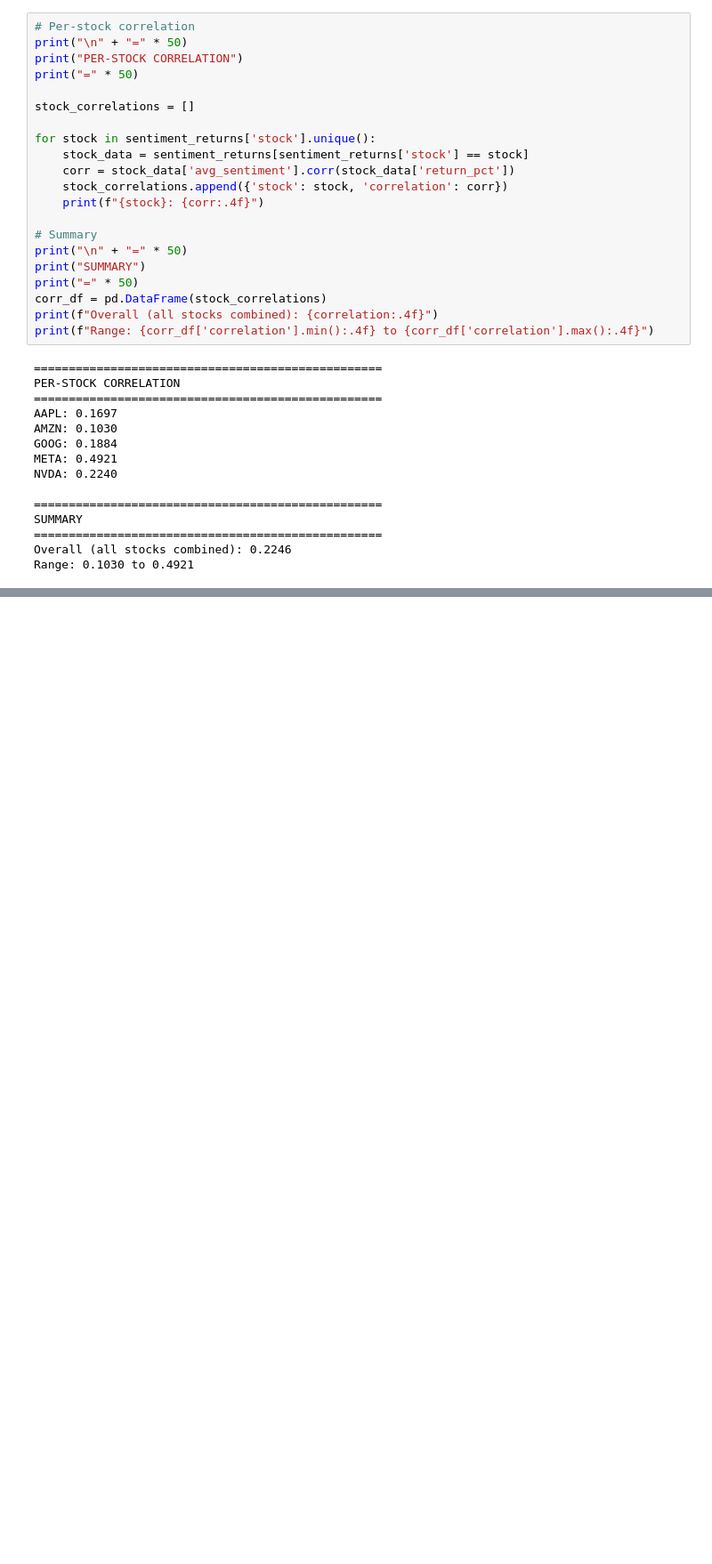
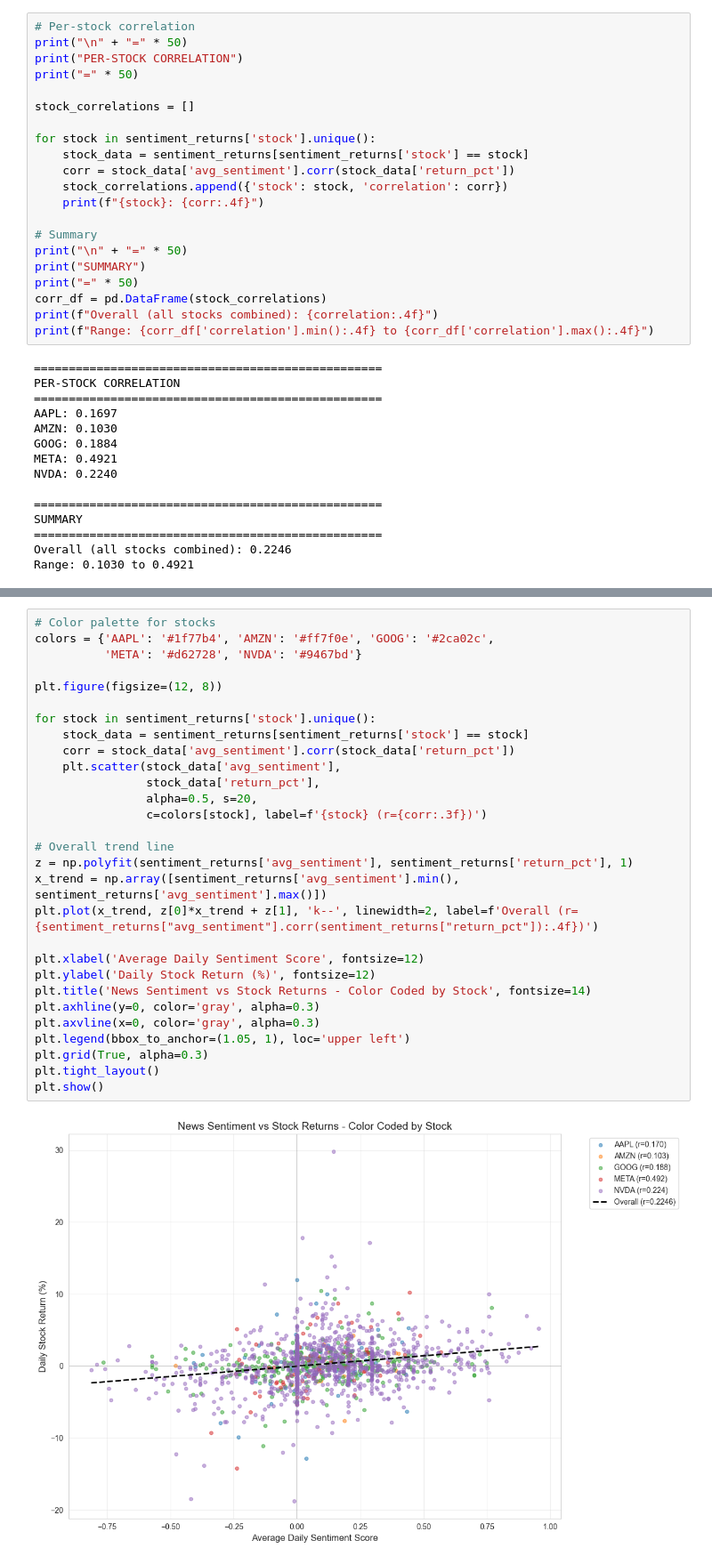
Before and after one commit to meronsisay/news-sentiment-analysis, a Jupyter notebook: notebooks/sentiment_correlation.ipynb, the cells around one changed output, grey strips where cells are left out. Shown at 89% size. Cells and saved outputs as stored; diff of their text form; blank space fills up the shorter version.

```diff
--- a/notebooks/sentiment_correlation.ipynb
+++ b/notebooks/sentiment_correlation.ipynb
@@ -283,0 +328,31 @@ Range: 0.1030 to 0.4921
+# %%
+# Color palette for stocks
+colors = {'AAPL': '#1f77b4', 'AMZN': '#ff7f0e', 'GOOG': '#2ca02c',
+          'META': '#d62728', 'NVDA': '#9467bd'}
+
+plt.figure(figsize=(12, 8))
+
+for stock in sentiment_returns['stock'].unique():
+    stock_data = sentiment_returns[sentiment_returns['stock'] == stock]
+    corr = stock_data['avg_sentiment'].corr(stock_data['return_pct'])
+    plt.scatter(stock_data['avg_sentiment'],
+                stock_data['return_pct'],
+                alpha=0.5, s=20,
+                c=colors[stock], label=f'{stock} (r={corr:.3f})')
+
+# Overall trend line
+z = np.polyfit(sentiment_returns['avg_sentiment'], sentiment_returns['return_pct'], 1)
+x_trend = np.array([sentiment_returns['avg_sentiment'].min(), sentiment_returns['avg_sentiment'].max()])
+plt.plot(x_trend, z[0]*x_trend + z[1], 'k--', linewidth=2, label=f'Overall (r={sentiment_returns["avg_sentiment"].corr(sentiment_returns["return_pct"]):.4f})')
+
+plt.xlabel('Average Daily Sentiment Score', fontsize=12)
+plt.ylabel('Daily Stock Return (%)', fontsize=12)
+plt.title('News Sentiment vs Stock Returns - Color Coded by Stock', fontsize=14)
+plt.axhline(y=0, color='gray', alpha=0.3)
+plt.axvline(x=0, color='gray', alpha=0.3)
+plt.legend(bbox_to_anchor=(1.05, 1), loc='upper left')
+plt.grid(True, alpha=0.3)
+plt.tight_layout()
+plt.show()
+# %% [output]
+[figure, added]
```
Also changed, not shown: parts of 14 cells of this notebook.
